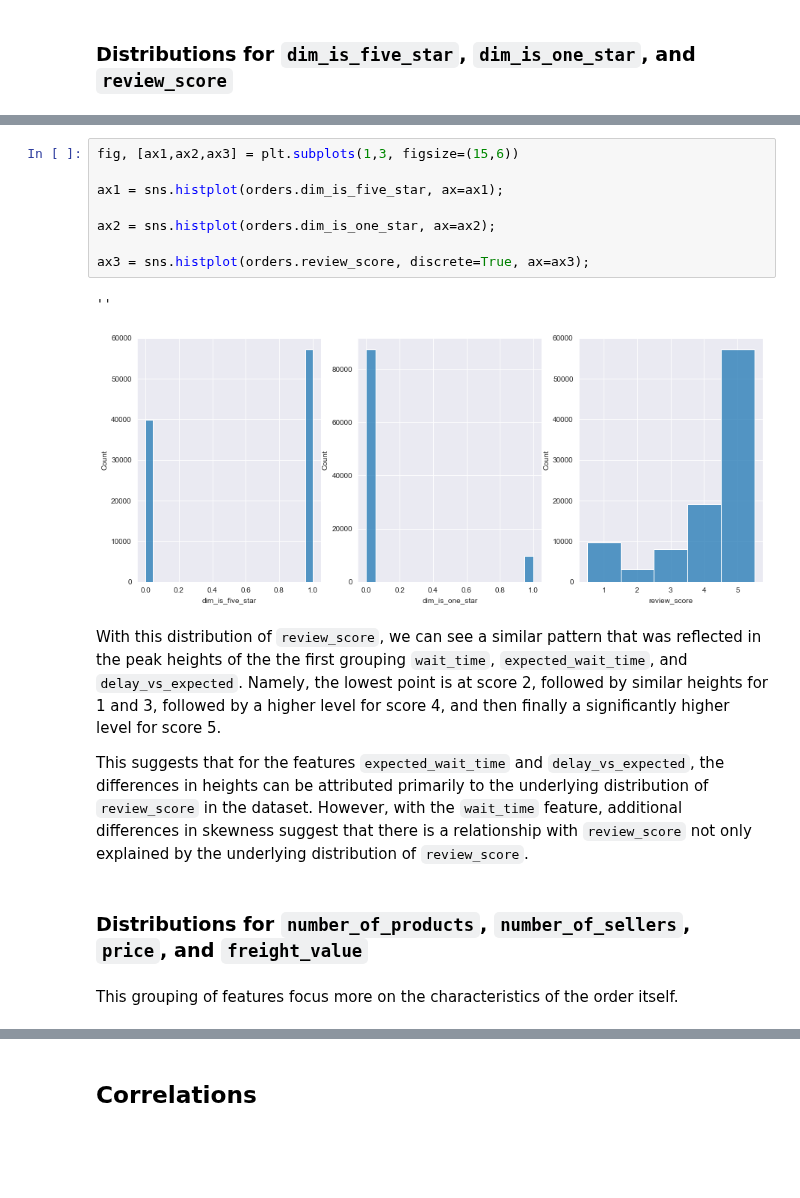
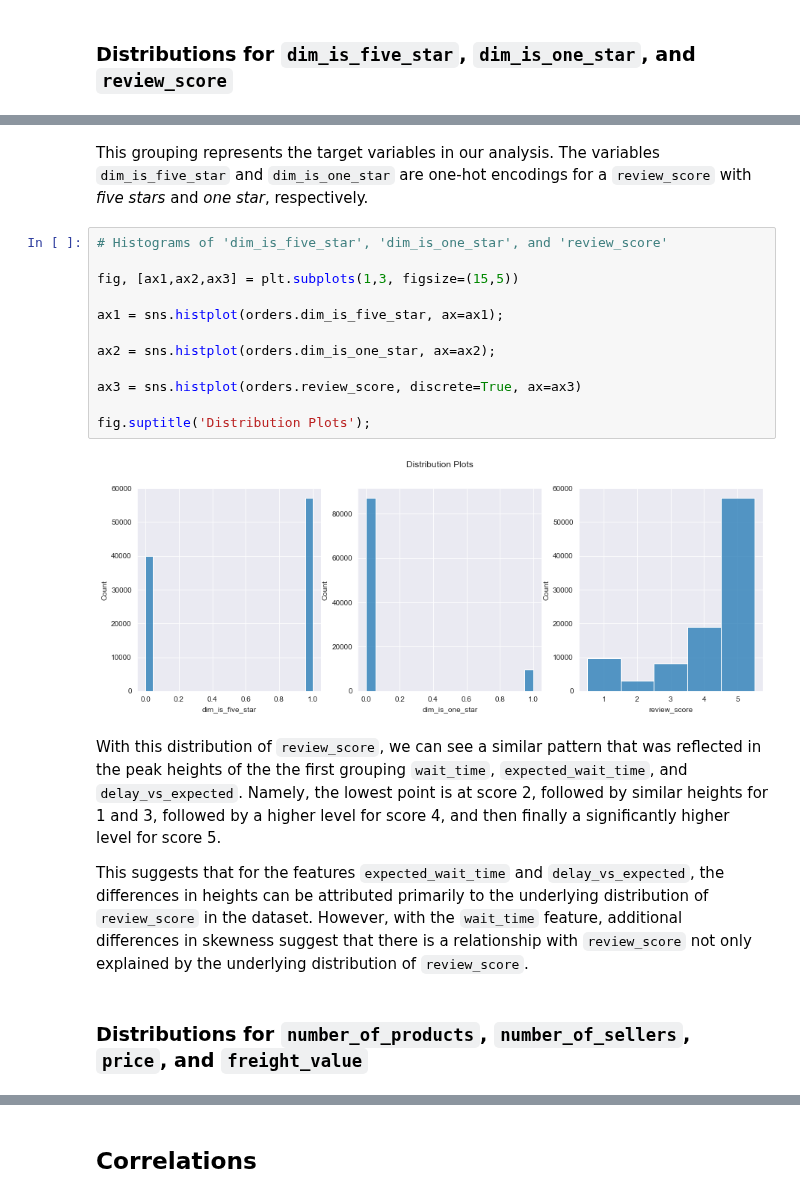
Before and after one commit to phlln/olist-analysis, a Jupyter notebook: notebooks/Orders Analysis.ipynb, the cells around one changed output, grey strips where cells are left out. Drawn from its saved outputs; the diff is of its cells as text; blank space fills up the shorter version.

Commit message:
created subplots for final grouping of Order features

```diff
--- a/notebooks/Orders Analysis.ipynb
+++ b/notebooks/Orders Analysis.ipynb
@@ -160,19 +140,22 @@ sns.histplot(orders.review_score, discrete=True);
-# %%
-fig, [ax1,ax2,ax3] = plt.subplots(1,3, figsize=(15,6))
-
-ax1 = sns.histplot(orders.dim_is_five_star, ax=ax1);
-
-ax2 = sns.histplot(orders.dim_is_one_star, ax=ax2);
-
-ax3 = sns.histplot(orders.review_score, discrete=True, ax=ax3);
-# %% [output]
-''
-[figure, removed]
-# %% [markdown]
-With this distribution of `review_score`, we can see a similar pattern that was reflected in the peak heights of the the first grouping `wait_time`, `expected_wait_time`, and `delay_vs_expected`. Namely, the lowest point is at score 2, followed by similar heights for 1 and 3, followed by a higher level for score 4, and then finally a significantly higher level for score 5.
-
-This suggests that for the features `expected_wait_time` and `delay_vs_expected`, the differences in heights can be attributed primarily to the underlying distribution of `review_score` in the dataset. However, with the `wait_time` feature, additional differences in skewness suggest that there is a relationship with `review_score` not only explained by the underlying distribution of `review_score`.
+# %% [markdown]
+This grouping represents the target variables in our analysis. The variables `dim_is_five_star` and `dim_is_one_star` are one-hot encodings for a `review_score` with *five stars* and *one star*, respectively.
+# %%
+# Histograms of 'dim_is_five_star', 'dim_is_one_star', and 'review_score'
+
+fig, [ax1,ax2,ax3] = plt.subplots(1,3, figsize=(15,5))
+
+ax1 = sns.histplot(orders.dim_is_five_star, ax=ax1);
+
+ax2 = sns.histplot(orders.dim_is_one_star, ax=ax2);
+
+ax3 = sns.histplot(orders.review_score, discrete=True, ax=ax3)
+
+fig.suptitle('Distribution Plots');
+# %% [output]
+[figure, added]
+# %% [markdown]
+With this distribution of `review_score`, we can see a similar pattern that was reflected in the peak heights of the the first grouping `wait_time`, `expected_wait_time`, and `delay_vs_expected`. Namely, the lowest point is at score 2, followed by similar heights for 1 and 3, followed by a higher level for score 4, and then finally a significantly higher level for score 5.
+
+This suggests that for the features `expected_wait_time` and `delay_vs_expected`, the differences in heights can be attributed primarily to the underlying distribution of `review_score` in the dataset. However, with the `wait_time` feature, additional differences in skewness suggest that there is a relationship with `review_score` not only explained by the underlying distribution of `review_score`.
 # %% [markdown]
 ### Distributions for `number_of_products`, `number_of_sellers`, `price`, and `freight_value`
-# %% [markdown]
-This grouping of features focus more on the characteristics of the order itself.
```
Also changed, not shown: parts of 24 cells of this notebook.
